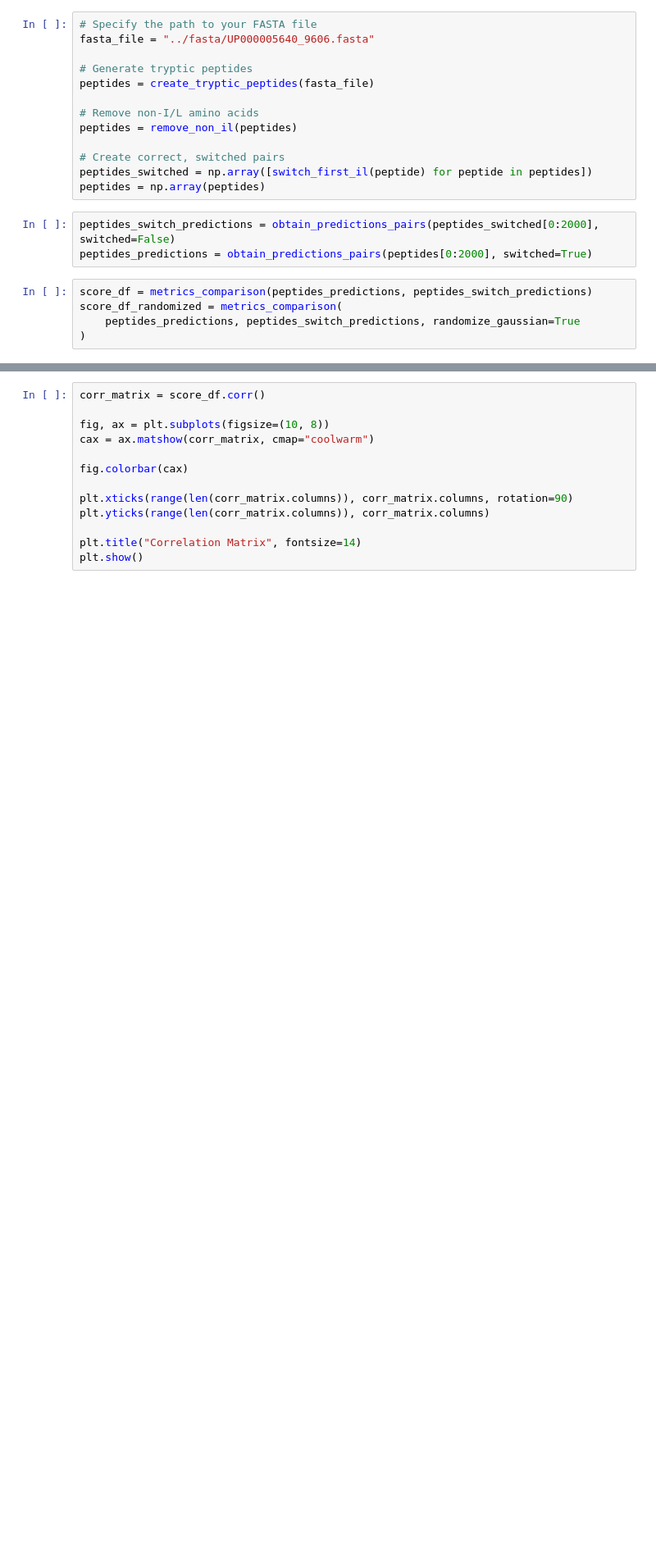
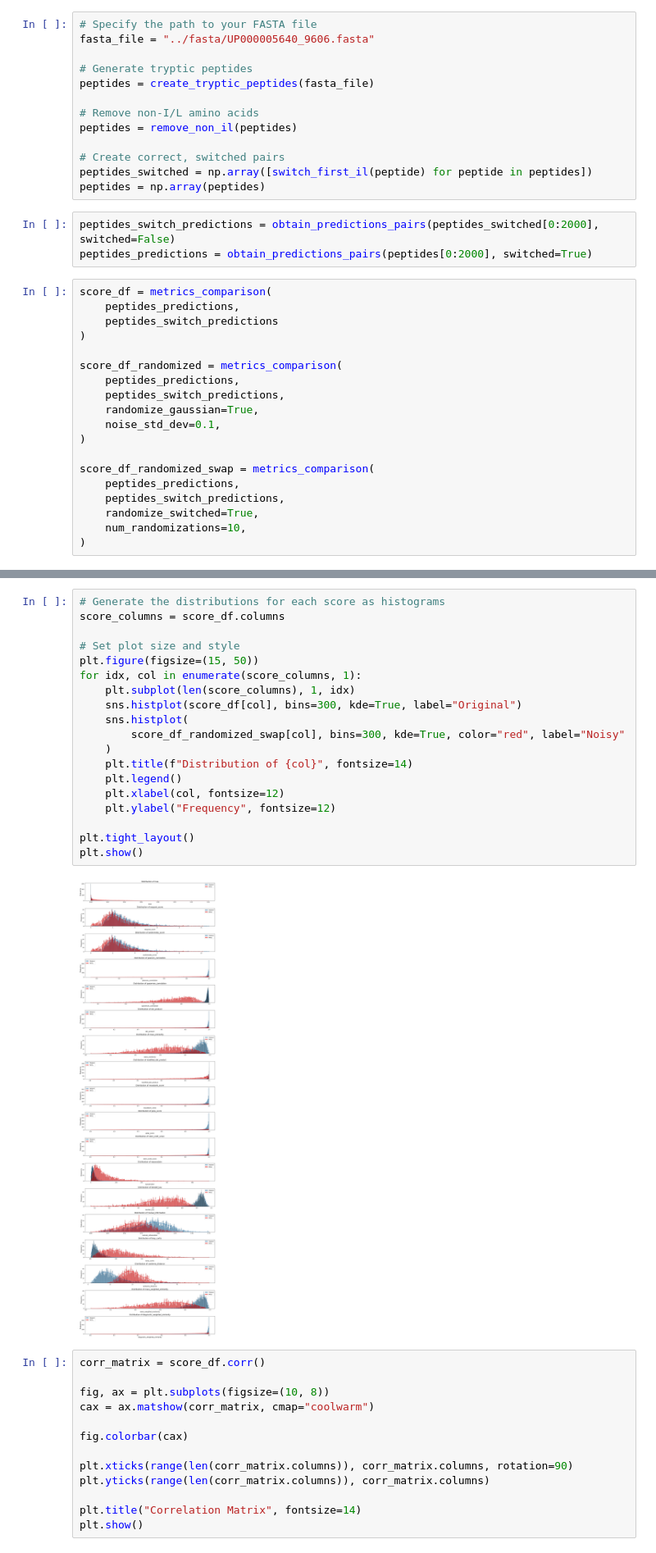
Before and after one commit to jlapin1/spectral_similarity, a Jupyter notebook: notebooks/theoretical_dist.ipynb, the cells around one changed output, grey strips where cells are left out. Shown at 82% size. Drawn from its saved outputs; the diff is of its cells as text; blank space fills up the shorter version.

```diff
--- a/notebooks/theoretical_dist.ipynb
+++ b/notebooks/theoretical_dist.ipynb
@@ -39,10 +39,24 @@ peptides = np.array(peptides)
 peptides_switch_predictions = obtain_predictions_pairs(peptides_switched[0:2000], switched=False)
 peptides_predictions = obtain_predictions_pairs(peptides[0:2000], switched=True)
 # %%
-score_df = metrics_comparison(peptides_predictions, peptides_switch_predictions)
+score_df = metrics_comparison(
+    peptides_predictions,
+    peptides_switch_predictions
+)
+
 score_df_randomized = metrics_comparison(
-    peptides_predictions, peptides_switch_predictions, randomize_gaussian=True
+    peptides_predictions,
+    peptides_switch_predictions,
+    randomize_gaussian=True,
+    noise_std_dev=0.1,
 )
+
+score_df_randomized_swap = metrics_comparison(
+    peptides_predictions,
+    peptides_switch_predictions,
+    randomize_switched=True,
+    num_randomizations=10,
+)
 # %%
 # Generate the distributions for each score as histograms
 score_columns = score_df.columns
@@ -65,3 +79,24 @@ plt.show()
+# %%
+# Generate the distributions for each score as histograms
+score_columns = score_df.columns
+
+# Set plot size and style
+plt.figure(figsize=(15, 50))
+for idx, col in enumerate(score_columns, 1):
+    plt.subplot(len(score_columns), 1, idx)
+    sns.histplot(score_df[col], bins=300, kde=True, label="Original")
+    sns.histplot(
+        score_df_randomized_swap[col], bins=300, kde=True, color="red", label="Noisy"
+    )
+    plt.title(f"Distribution of {col}", fontsize=14)
+    plt.legend()
+    plt.xlabel(col, fontsize=12)
+    plt.ylabel("Frequency", fontsize=12)
+
+plt.tight_layout()
+plt.show()
+# %% [output]
+[figure, added]
 # %%
 corr_matrix = score_df.corr()
 
```
Also changed, not shown: parts of 1 cell of this notebook.
